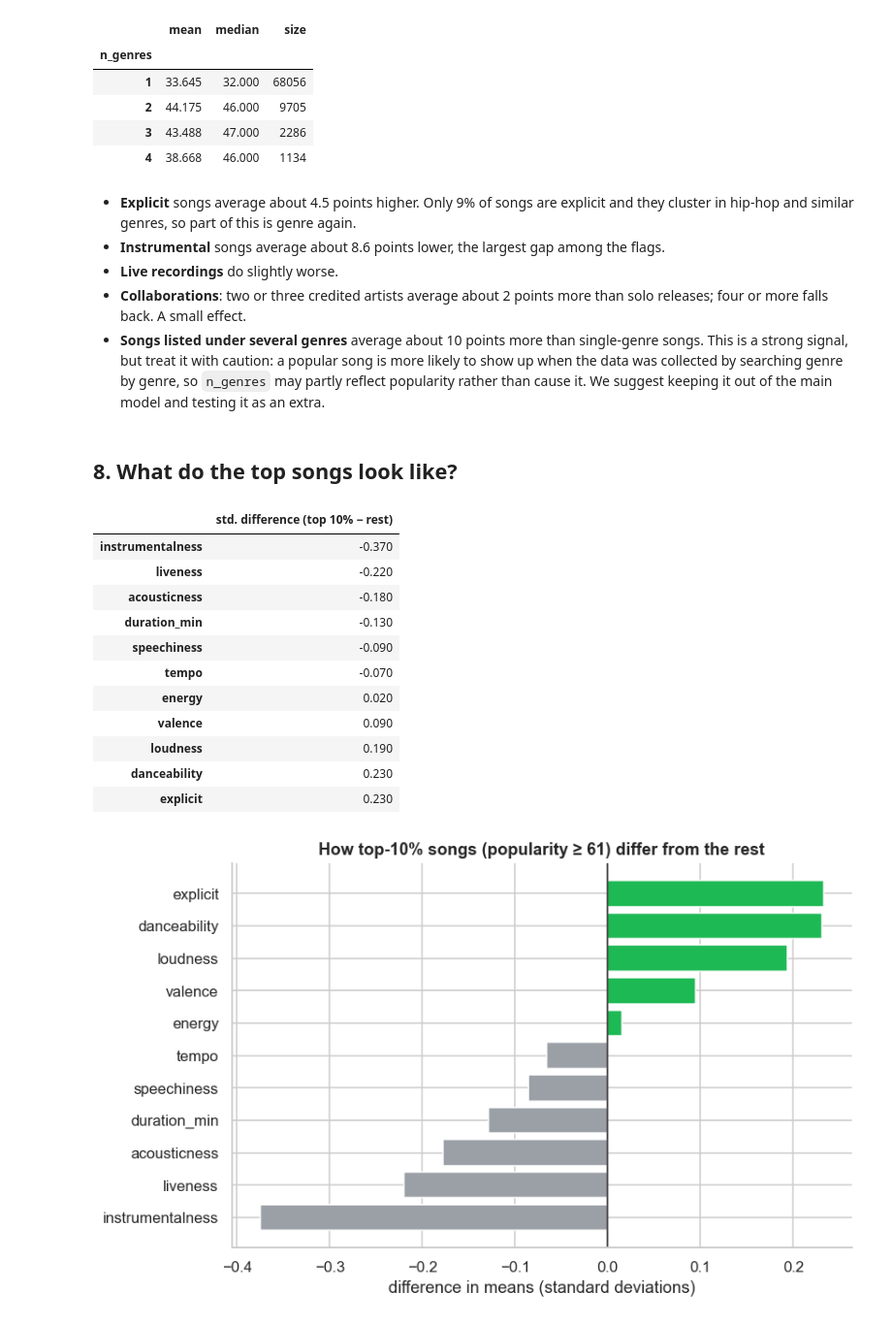
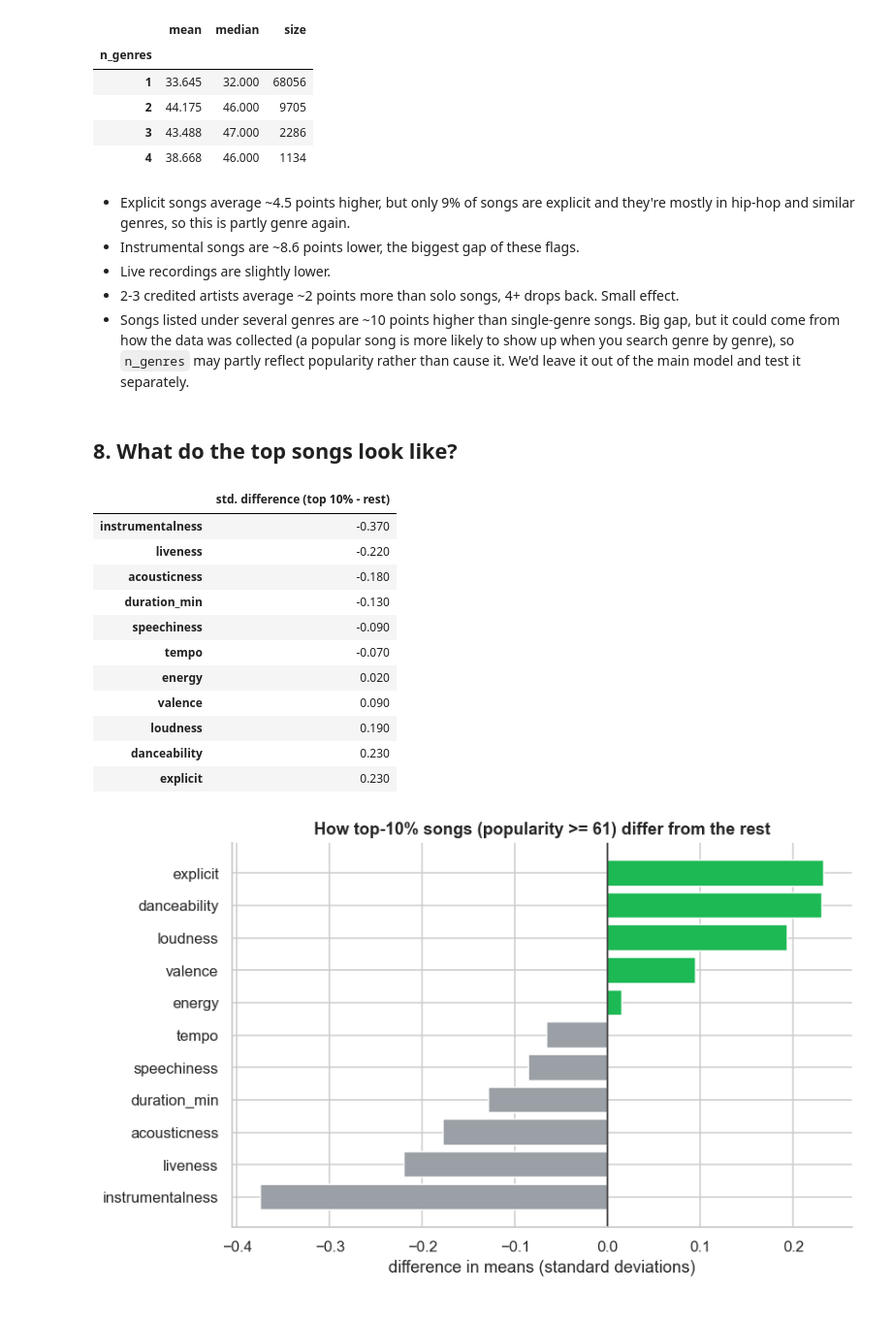
Before and after one commit to Good-for-human/spotify-popularity-eas5740, a Jupyter notebook: notebooks/02_exploratory_analysis.ipynb, the cells around one changed output. Shown at 97% size. Saved outputs shown, nothing was run; the diff lists cells and outputs as text; code cells hidden in the pictures.

Commit message:
rewrite notebook notes, rerun EDA
shorter markdown in both notebooks, plain ascii in labels; figures regenerated

```diff
--- a/notebooks/02_exploratory_analysis.ipynb
+++ b/notebooks/02_exploratory_analysis.ipynb
@@ -224,34 +211,33 @@ df.groupby(df["n_genres"].clip(upper=4))["popularity"].agg(["mean", "median", "s
 | 3 | 43.488 | 47.000 | 2286 |
 | 4 | 38.668 | 46.000 | 1134 |
 # %% [markdown]
-- **Explicit** songs average about 4.5 points higher. Only 9% of songs are explicit and they
-  cluster in hip-hop and similar genres, so part of this is genre again.
-- **Instrumental** songs average about 8.6 points lower, the largest gap among the flags.
-- **Live recordings** do slightly worse.
-- **Collaborations**: two or three credited artists average about 2 points more than solo
-  releases; four or more falls back. A small effect.
-- **Songs listed under several genres** average about 10 points more than single-genre songs.
-  This is a strong signal, but treat it with caution: a popular song is more likely to show up when
-  the data was collected by searching genre by genre, so `n_genres` may partly reflect popularity
-  rather than cause it. We suggest keeping it out of the main model and testing it as an extra.
+- Explicit songs average ~4.5 points higher, but only 9% of songs are explicit and they're mostly in
+  hip-hop and similar genres, so this is partly genre again.
+- Instrumental songs are ~8.6 points lower, the biggest gap of these flags.
+- Live recordings are slightly lower.
+- 2-3 credited artists average ~2 points more than solo songs, 4+ drops back. Small effect.
+- Songs listed under several genres are ~10 points higher than single-genre songs. Big gap, but it
+  could come from how the data was collected (a popular song is more likely to show up when you
+  search genre by genre), so `n_genres` may partly reflect popularity rather than cause it. We'd
+  leave it out of the main model and test it separately.
 # %% [markdown]
 ## 8. What do the top songs look like?
 # %%
 profile_features = AUDIO_FEATURES + ["duration_min", "explicit"]
 fig, gap = plots.hits_vs_rest(df, profile_features)
-gap.round(2).to_frame("std. difference (top 10% − rest)")
+gap.round(2).to_frame("std. difference (top 10% - rest)")
 # %% [output]
-|  | std. difference (top 10% − rest) |
+|  | std. difference (top 10% - rest) |
 | instrumentalness | -0.370 |
 | liveness | -0.220 |
 | acousticness | -0.180 |
 | duration_min | -0.130 |
 | speechiness | -0.090 |
 | tempo | -0.070 |
 | energy | 0.020 |
 | valence | 0.090 |
 | loudness | 0.190 |
 | danceability | 0.230 |
 | explicit | 0.230 |
-[figure, old version]
+[figure, new version]
 # %% [markdown]
```
Also changed, not shown: parts of 14 cells of this notebook, 5 other files.
